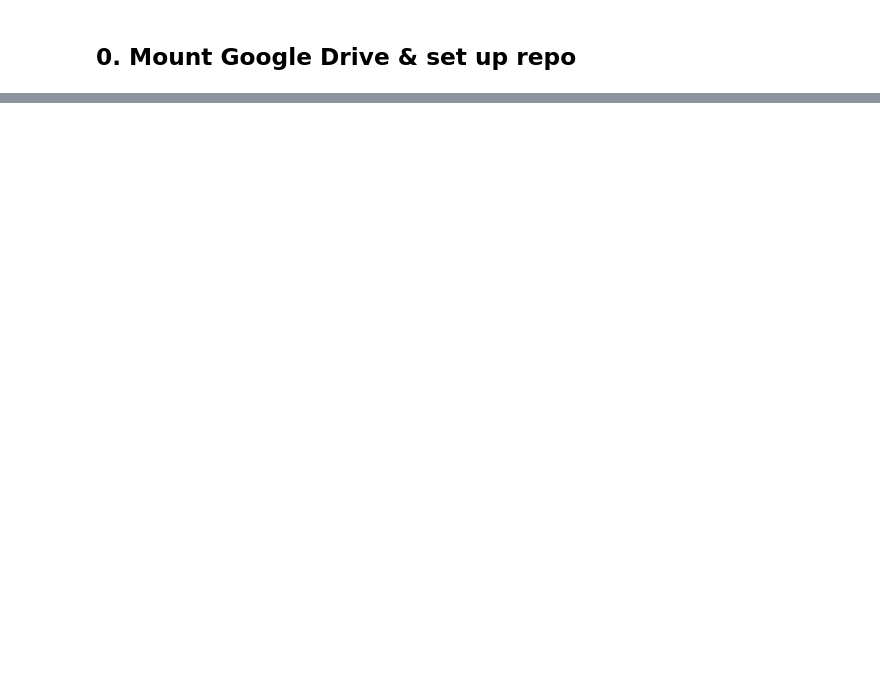
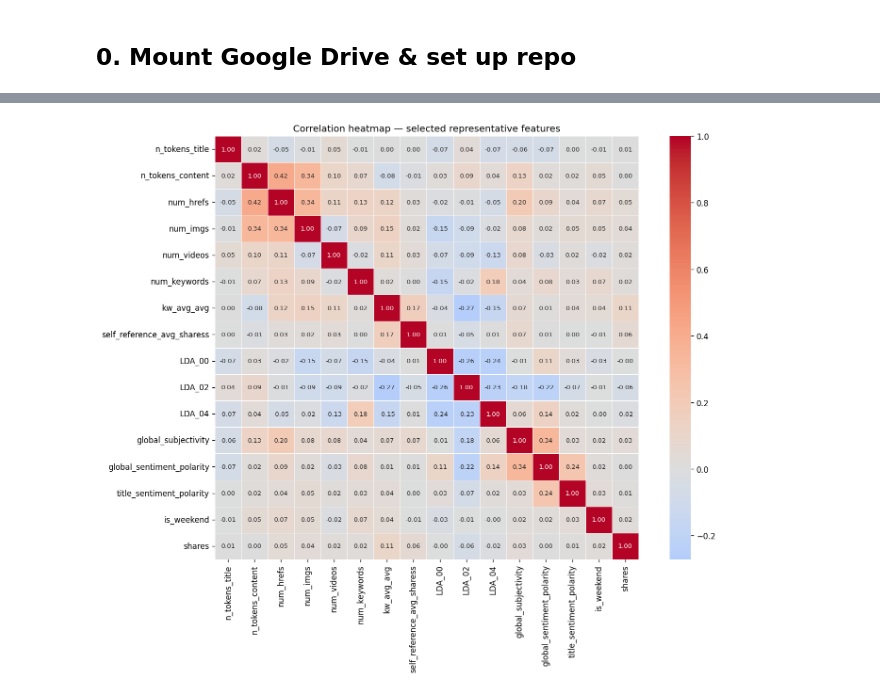
Before and after one commit to yh6384-design/ML_Online_News_Popularity, a Jupyter notebook: NB1_EDA_Preprocessing.ipynb, the cells around one changed output, grey strips where cells are left out. Drawn from its saved outputs; the diff is of its cells as text; code cells hidden in the pictures; blank space fills up the shorter version.

```diff
--- a/NB1_EDA_Preprocessing.ipynb
+++ b/NB1_EDA_Preprocessing.ipynb
@@ -84,0 +341,26 @@ Setup complete.
+# %%
+# Selected representative features for report — one from each group, drop redundant ones
+report_features = [
+    # content
+    'n_tokens_title', 'n_tokens_content', 'num_hrefs', 'num_imgs', 'num_videos',
+    # keywords
+    'num_keywords', 'kw_avg_avg', 'self_reference_avg_sharess',
+    # LDA (drop redundant — pick 3)
+    'LDA_00', 'LDA_02', 'LDA_04',
+    # sentiment
+    'global_subjectivity', 'global_sentiment_polarity', 'title_sentiment_polarity',
+    # temporal
+    'is_weekend',
+    # target
+    'shares'
+]
+
+plt.figure(figsize=(13, 10))
+sns.heatmap(df[report_features].corr(), annot=True, fmt='.2f', annot_kws={'size': 8},
+            cmap='coolwarm', center=0, linewidths=0.3, square=True)
+plt.title('Correlation heatmap — selected representative features')
+plt.tight_layout()
+plt.savefig(f'{OUTPUTS_DIR}/fig_correlation_heatmap_report.png', bbox_inches='tight')
+plt.show()
+# %% [output]
+[figure, added]
```
Also changed, not shown: parts of 43 cells of this notebook.
